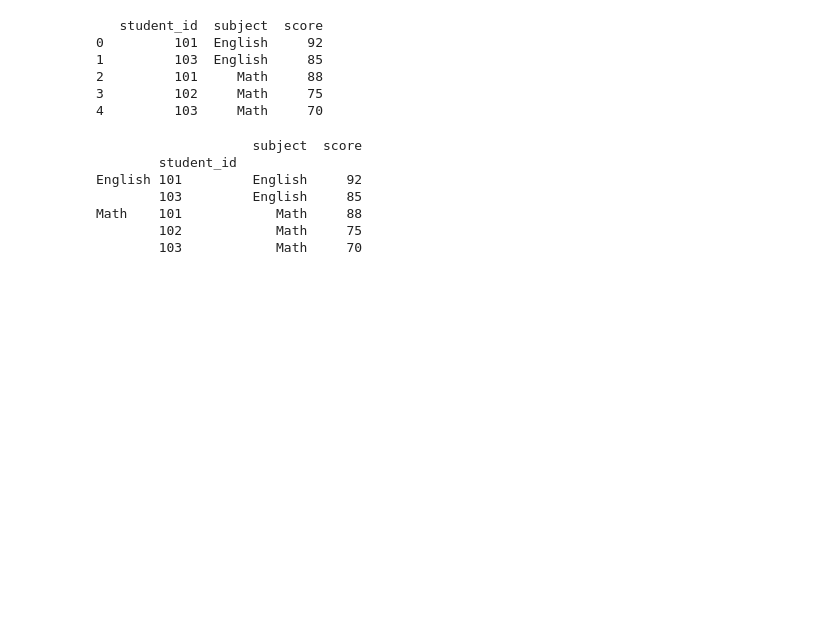
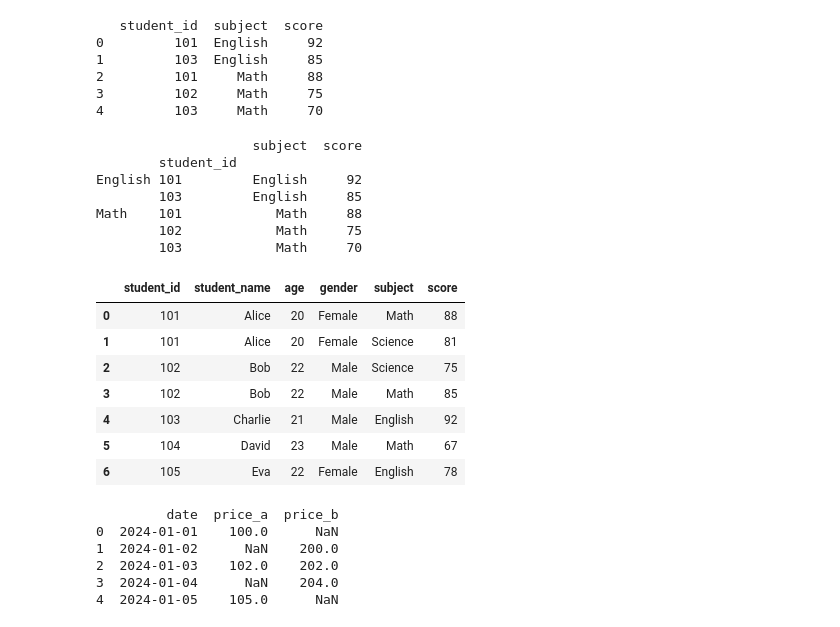
Before and after one commit to shreyasstha/data, a Jupyter notebook: Joining_data_inPandas.ipynb, the cells around one changed output. Cells and saved outputs as stored; diff of their text form; code cells hidden in the pictures; blank space fills up the shorter version.

Commit message:
merge and query

```diff
--- a/Joining_data_inPandas.ipynb
+++ b/Joining_data_inPandas.ipynb
@@ -284,3 +284,41 @@ English 101         English     92
 Math    101            Math     88
         102            Math     75
         103            Math     70
+# %%
+student.merge(score, on="student_id", how="inner", validate="one_to_many")
+#validating a merge
+# %% [output]
+|  | student_id | student_name | age | gender | subject | score |
+| 0 | 101 | Alice | 20 | Female | Math | 88 |
+| 1 | 101 | Alice | 20 | Female | Science | 81 |
+| 2 | 102 | Bob | 22 | Male | Science | 75 |
+| 3 | 102 | Bob | 22 | Male | Math | 85 |
+| 4 | 103 | Charlie | 21 | Male | English | 92 |
+| 5 | 104 | David | 23 | Male | Math | 67 |
+| 6 | 105 | Eva | 22 | Female | English | 78 |
+# %%
+#merge_ordered()
+
+# Stock price table 1
+stock_a = pd.DataFrame({
+    "date": ["2024-01-01", "2024-01-03", "2024-01-05"],
+    "price_a": [100, 102, 105]
+})
+
+# Stock price table 2
+stock_b = pd.DataFrame({
+    "date": ["2024-01-02", "2024-01-03", "2024-01-04"],
+    "price_b": [200, 202, 204]
+})
+
+# Merge while maintaining order by date
+merged = pd.merge_ordered(stock_a, stock_b, on="date", how="outer")
+
+print(merged)
+# %% [output]
+         date  price_a  price_b
+0  2024-01-01    100.0      NaN
+1  2024-01-02      NaN    200.0
+2  2024-01-03    102.0    202.0
+3  2024-01-04      NaN    204.0
+4  2024-01-05    105.0      NaN
```
Also changed, not shown: parts of 9 cells of this notebook.
